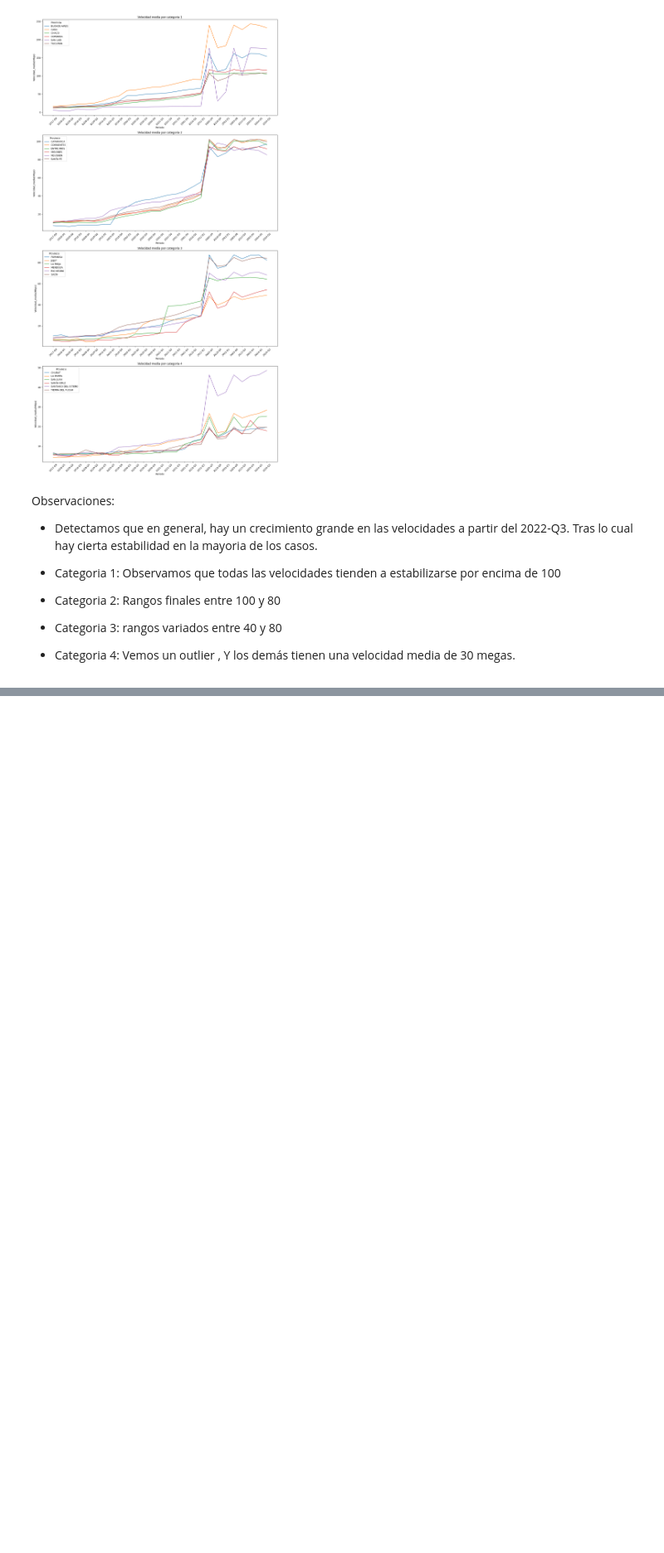
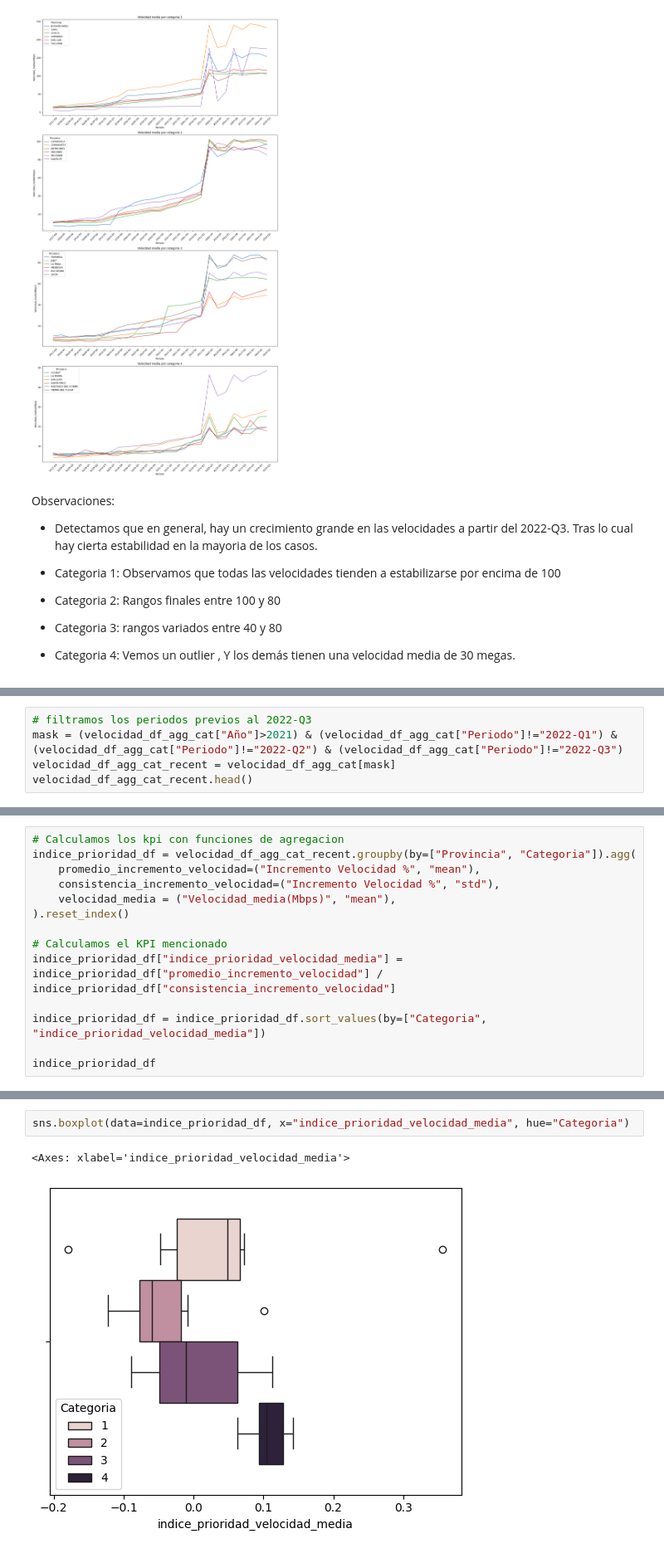
Before and after one commit to SDCaFlo/HenryDataAnalytics, a Jupyter notebook: EDA.ipynb, the cells around one changed output, grey strips where cells are left out. Shown at 83% size. Cells and saved outputs as stored; diff of their text form; blank space fills up the shorter version.

```diff
--- a/EDA.ipynb
+++ b/EDA.ipynb
@@ -711,0 +725,5 @@ Observaciones:
+# %%
+# filtramos los periodos previos al 2022-Q3
+mask = (velocidad_df_agg_cat["Año"]>2021) & (velocidad_df_agg_cat["Periodo"]!="2022-Q1") & (velocidad_df_agg_cat["Periodo"]!="2022-Q2") & (velocidad_df_agg_cat["Periodo"]!="2022-Q3")
+velocidad_df_agg_cat_recent = velocidad_df_agg_cat[mask]
+velocidad_df_agg_cat_recent.head()
@@ -711,0 +737,14 @@ Observaciones:
+# %%
+# Calculamos los kpi con funciones de agregacion
+indice_prioridad_df = velocidad_df_agg_cat_recent.groupby(by=["Provincia", "Categoria"]).agg(
+    promedio_incremento_velocidad=("Incremento Velocidad %", "mean"),
+    consistencia_incremento_velocidad=("Incremento Velocidad %", "std"),
+    velocidad_media = ("Velocidad_media(Mbps)", "mean"),
+).reset_index()
+
+# Calculamos el KPI mencionado
+indice_prioridad_df["indice_prioridad_velocidad_media"] = indice_prioridad_df["promedio_incremento_velocidad"] / indice_prioridad_df["consistencia_incremento_velocidad"]
+
+indice_prioridad_df = indice_prioridad_df.sort_values(by=["Categoria", "indice_prioridad_velocidad_media"])
+
+indice_prioridad_df
@@ -711,0 +769,5 @@ Observaciones:
+# %%
+sns.boxplot(data=indice_prioridad_df, x="indice_prioridad_velocidad_media", hue="Categoria")
+# %% [output]
+<Axes: xlabel='indice_prioridad_velocidad_media'>
+[figure, added]
```
Also changed, not shown: parts of 38 cells of this notebook.
